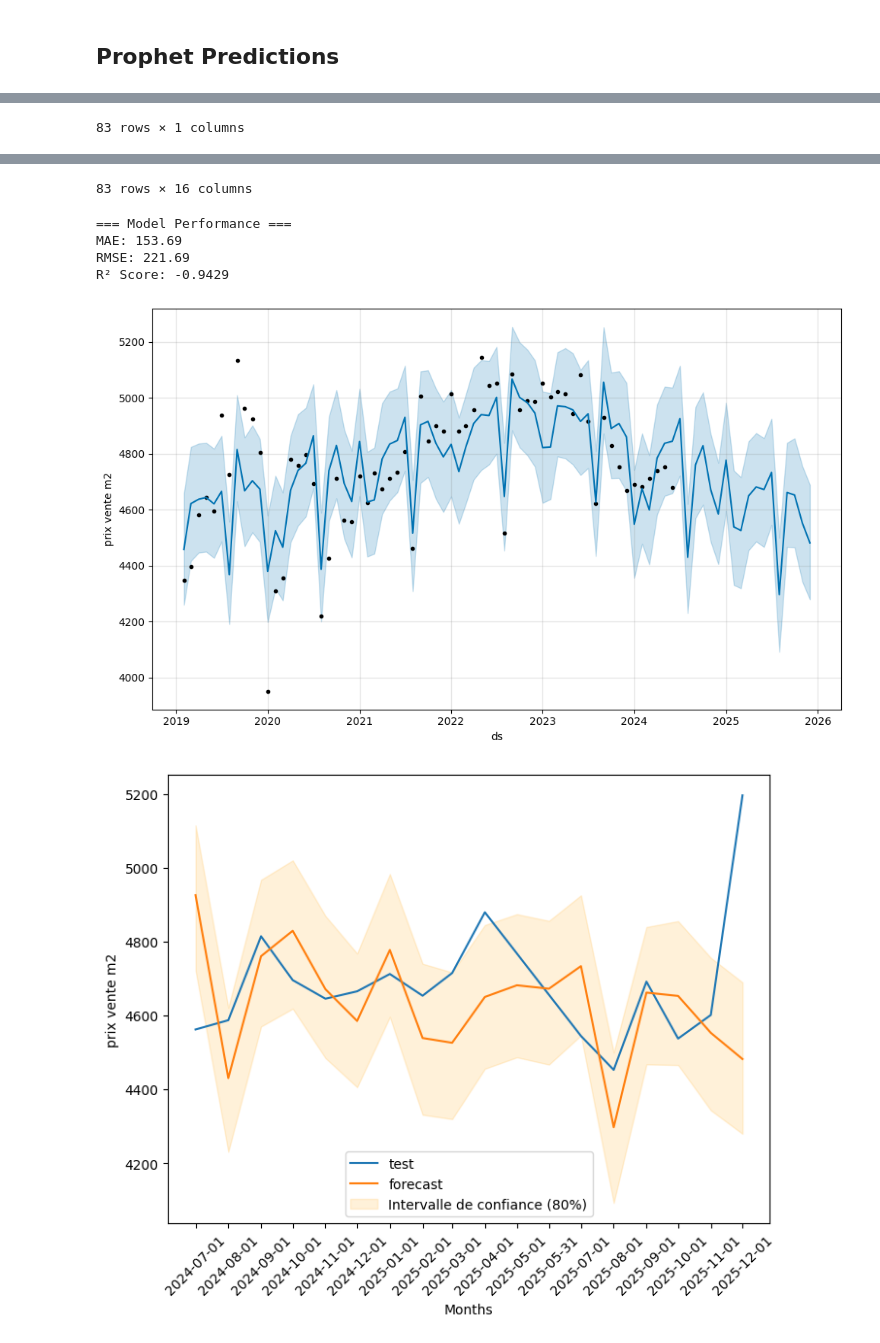
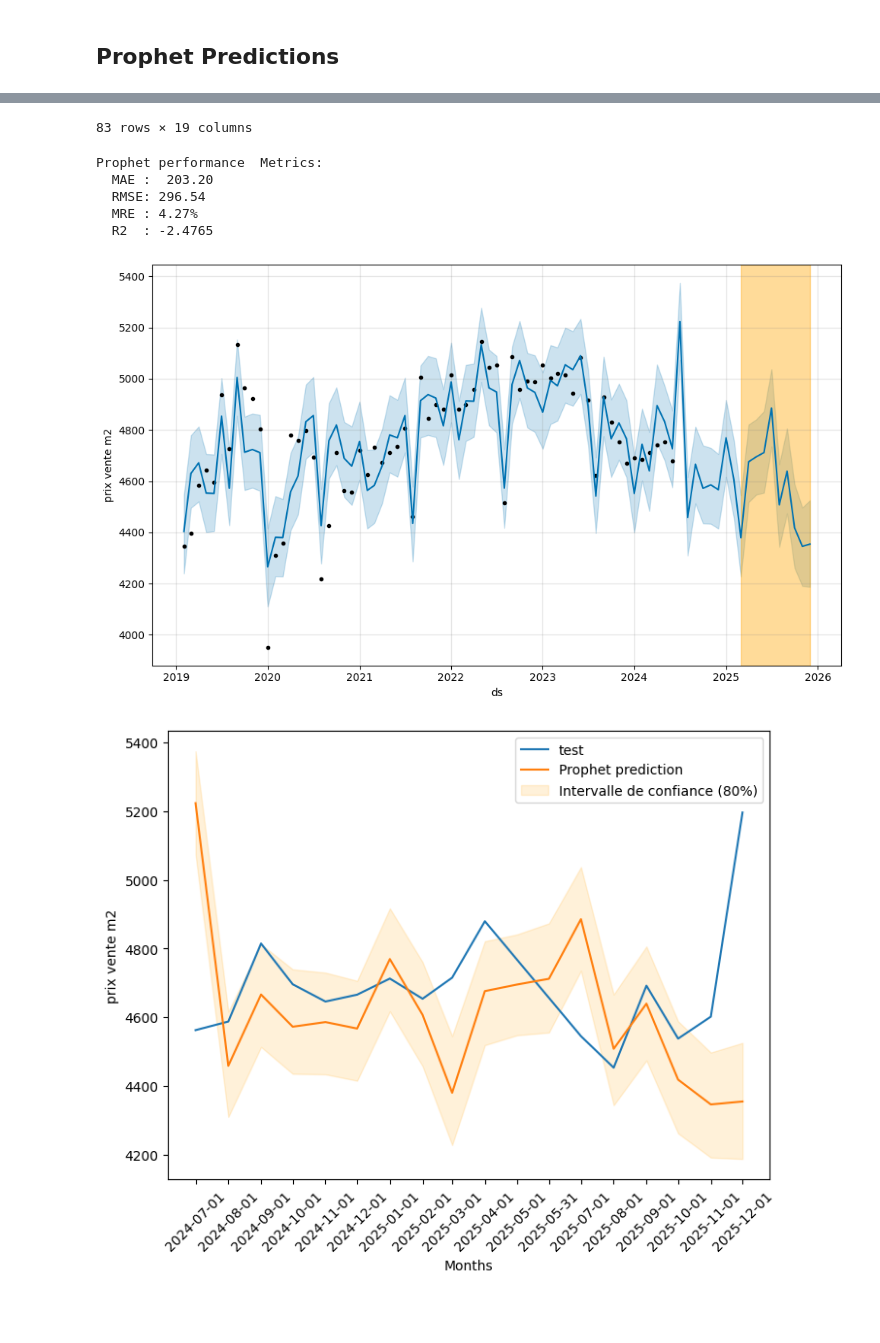
Before and after one commit to Clement2169/immocv, a Jupyter notebook: notebooks/PredictionAppartement.ipynb, the cells around one changed output, grey strips where cells are left out. Drawn from its saved outputs; the diff is of its cells as text; code cells hidden in the pictures; blank space fills up the shorter version.

```diff
--- a/notebooks/PredictionAppartement.ipynb
+++ b/notebooks/PredictionAppartement.ipynb
@@ -444,3 +463,22 @@ Freq: MS, Name: prix_m2_vente, Length: 83, dtype: float64
+# %%
+
+def plot_predictions (forecasts,test_data,length) :
+
+
+    plt.figure(figsize=(8, 6))
+    plt.plot(test_data['ds'],test_data["y"],label="test")
+    for key, forecast in forecasts.items() :
+        plt.plot(test_data['ds'],forecast["yhat"].iloc[-length:],label=key)
+
+    plt.ylabel('prix vente m2')
+    plt.xlabel('Months')
+    plt.xticks(test_data['ds'], rotation=45)
+
+    if 'yhat_lower' in forecast.columns :
+        plt.fill_between(test_data['ds'], forecast['yhat_lower'].tail(length), forecast['yhat_upper'].tail(length),
+                        color='orange', alpha=0.15, label='Intervalle de confiance (80%)')
+    plt.legend()
+    plt.show()
 # %% [markdown]
 ## Prophet Predictions
 # %%
@@ -454,40 +492,25 @@ train_data = df3[:-length]
 test_data = df3[-length:]
 
 model = Prophet (changepoint_prior_scale=0.05)
+model.add_seasonality(name='monthly', period=12, fourier_order=5)
+
 model.fit (train_data)
 
 future = model.make_future_dataframe(periods=length,freq="MS")
-display(future)
 
 forecast = model.predict(future)
 display(forecast)
 
 model.plot(forecast, ylabel = "prix vente m2")
+display_extra_data()
 
 y_true = test_data['y'].values
 y_pred = forecast['yhat'][-length:].values
 
-mae = mean_absolute_error(y_true, y_pred)
-rmse = np.sqrt(mean_squared_error(y_true, y_pred))
-r2 = r2_score(y_true, y_pred)
-
-print("\n=== Model Performance ===")
-print(f"MAE: {mae:.2f}")
-print(f"RMSE: {rmse:.2f}")
-print(f"R² Score: {r2:.4f}")
+mae, rmse, mre, r2 = calculate_metrics(y_true,y_pred,"Prophet")
 
 plt.show()
 
-plt.figure(figsize=(8, 6))
-plt.plot(test_data['ds'],test_data["y"],label="test")
-plt.plot(test_data['ds'],forecast["yhat"].iloc[-length:],label="forecast")
-
-plt.ylabel('prix vente m2')
-plt.xlabel('Months')
-plt.xticks(test_data['ds'], rotation=45)
-
-plt.fill_between(test_data['ds'], forecast['yhat_lower'].tail(length), forecast['yhat_upper'].tail(length),
-                 color='orange', alpha=0.15, label='Intervalle de confiance (80%)')
-plt.legend()
-plt.show()
+forecasts = {"Prophet prediction": forecast}
+plot_predictions(forecasts,test_data,length)
 # %% [output]
@@ -522 +545,0 @@ plt.show()
-83 rows × 1 columns
@@ -535,7 +546,8 @@ plt.show()
-83 rows × 16 columns
+83 rows × 19 columns
-=== Model Performance ===
-MAE: 153.69
-RMSE: 221.69
-R² Score: -0.9429
+Prophet performance  Metrics:
+  MAE :  203.20
+  RMSE: 296.54
+  MRE : 4.27%
+  R2  : -2.4765
-[figure, old version]
+[figure, new version]
-[figure, old version]
+[figure, new version]
```
Also changed, not shown: parts of 15 cells of this notebook.
